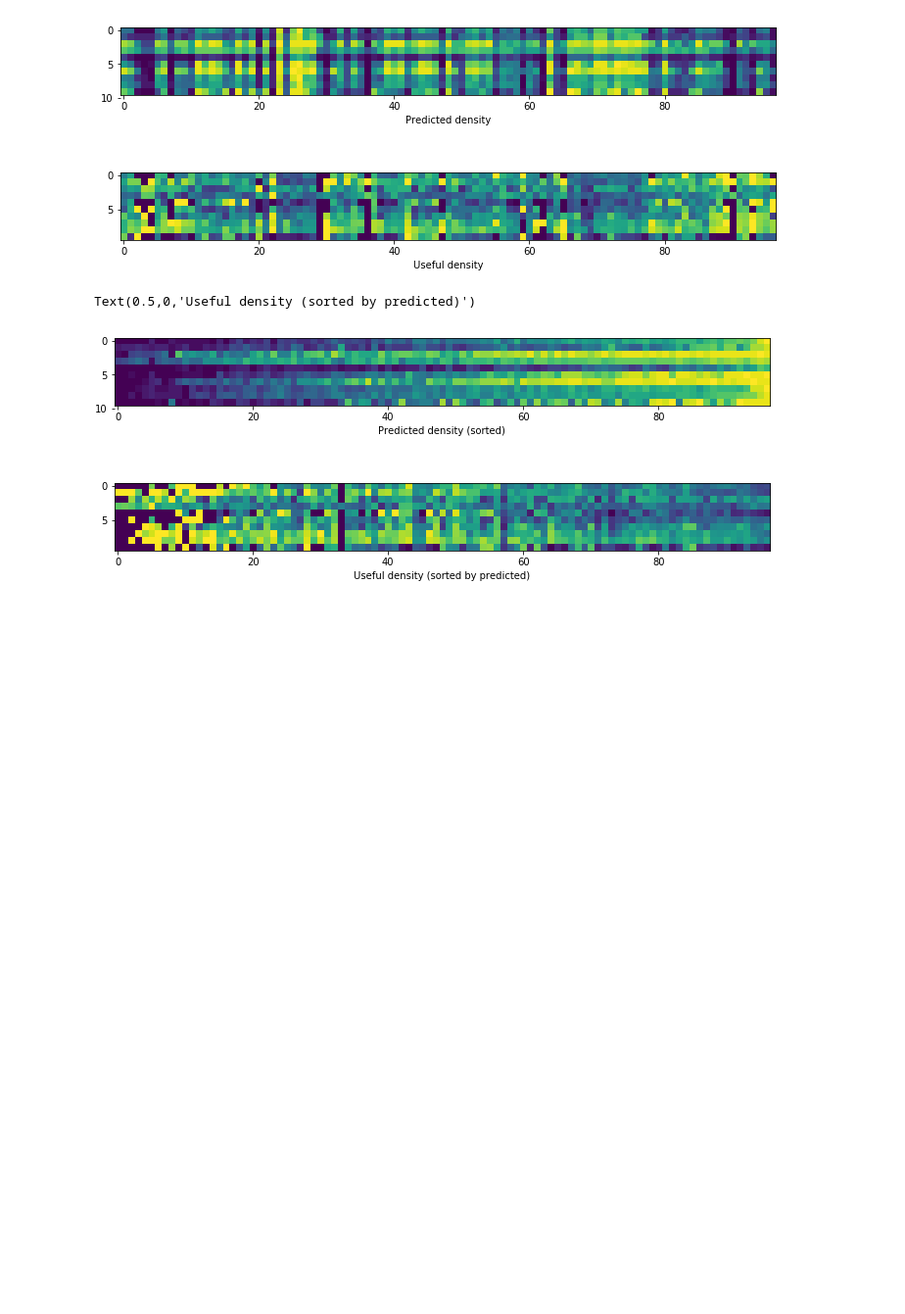
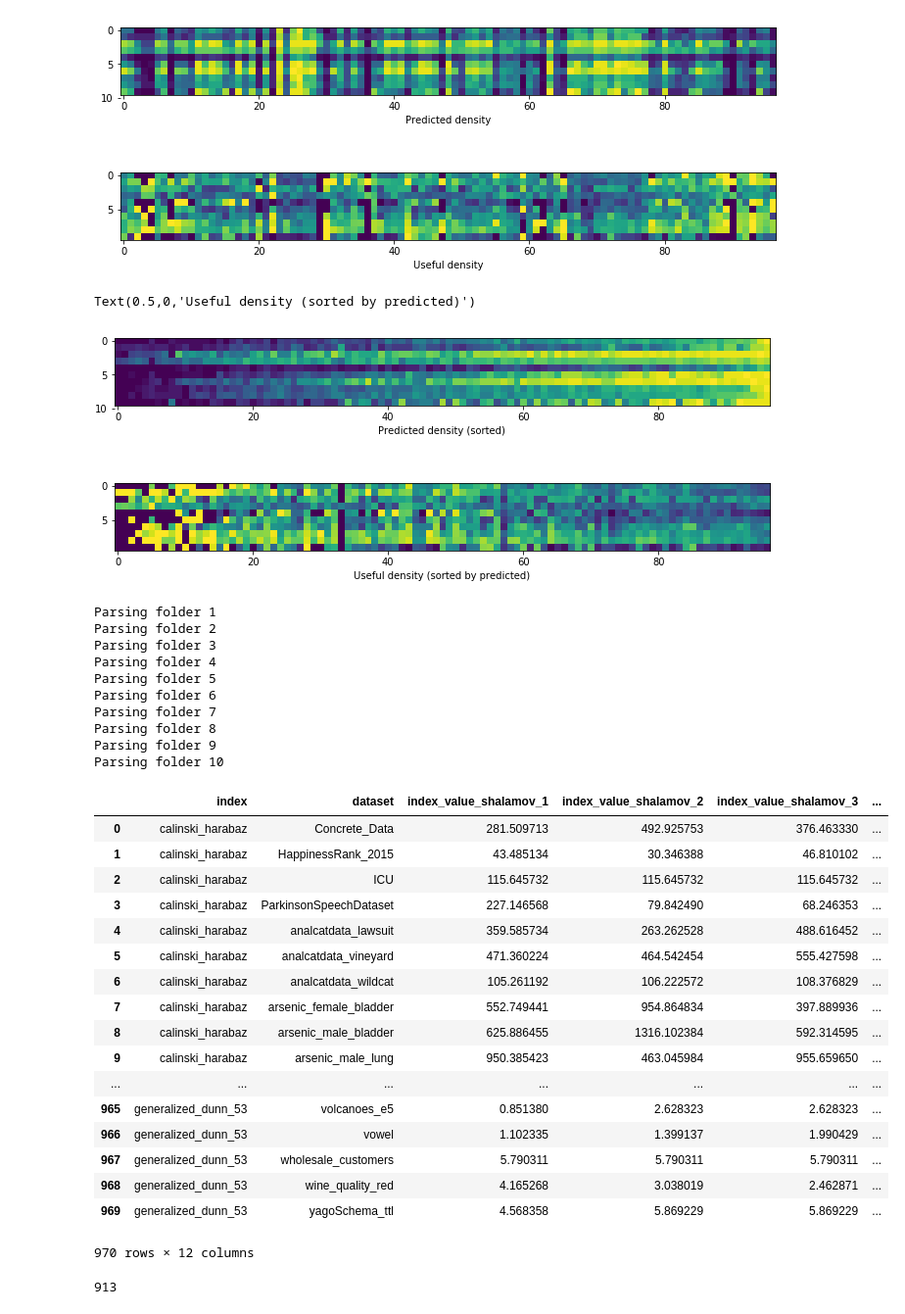
Before and after one commit to dimatomp/EvolutionaryClustering, a Jupyter notebook: MutationMining.ipynb, the cells around one changed output. Shown at 98% size. Saved outputs shown, nothing was run; the diff lists cells and outputs as text; code cells hidden in the pictures; blank space fills up the shorter version.

```diff
--- a/MutationMining.ipynb
+++ b/MutationMining.ipynb
@@ -760,3 +740,0 @@ def display_for_index(index):
-# %%
-for i in indices:
-    display_for_index(i)
@@ -785,0 +767,2 @@ Displaying 1 losing indices at bottom
+# %%
+indices = np.unique(results_merged['index'])
@@ -786,2 +785,32 @@ Displaying 1 losing indices at bottom
+# %%
+for i, row in results_filtered.iterrows():
+    plt.figure(figsize=(12, 6))
+    plt.subplots_adjust(hspace=0.3, wspace=0.5)
+    for i, idx in enumerate(indices):
+        plt.subplot(2, 5, i + 1)
+        predicted_p = row[['index_value_predicted_{}_{}'.format(j, idx) for j in range(1, 11)]].values
+        assert len(predicted_p) == 10
+        all_p = row[['index_value_all_{}_{}'.format(j, idx) for j in range(1, 11)]].values
+        #shalamov_p = row[['index_value_shalamov_{}_{}'.format(j, idx) for j in range(1, 11)]].values
+        #shalamov_p = list(filter(lambda a: a >= -1, shalamov_p))
+        #plt.boxplot([predicted_p, all_p, shalamov_p], showfliers=False, labels=['predicted', 'all', 'shalamov'])
+        plt.boxplot([predicted_p, all_p], showfliers=False, labels=['predicted', 'all'])
+        plt.title(idx)
+    plt.savefig('/tmp/boxplots/predicted-vs-all/' + row['dataset'] + '.png')
+    plt.close()
+    plt.figure(figsize=(12, 6))
+    plt.subplots_adjust(hspace=0.3, wspace=0.5)
+    for i, idx in enumerate(indices):
+        plt.subplot(2, 5, i + 1)
+        predicted_p = row[['index_value_predicted_{}_{}'.format(j, idx) for j in range(1, 11)]].values
+        assert len(predicted_p) == 10
+        shalamov_p = row[['index_value_shalamov_{}_{}'.format(j, idx) for j in range(1, 11)]].values
+        #shalamov_p = list(filter(lambda a: a >= -1, shalamov_p))
+        #plt.boxplot([predicted_p, all_p, shalamov_p], showfliers=False, labels=['predicted', 'all', 'shalamov'])
+        plt.boxplot([predicted_p, shalamov_p], showfliers=False, labels=['predicted', 'shalamov'])
+        plt.title(idx)
+    plt.savefig('/tmp/boxplots/predicted-vs-shalamov/' + row['dataset'] + '.png')
+    plt.close()
+    print(i, row['dataset'])
 # %%
 plt.figure(figsize=(12, 5))
@@ -815,3 +845,41 @@ plt.xlabel('Useful density (sorted by predicted)')
 # %% [output]
 Text(0.5,0,'Useful density (sorted by predicted)')
 [figure]
+# %%
+results_data = pd.read_csv('results_data.csv', index_col=0)
+results_shalamov = None
+for i in range(10):
+    print('Parsing folder', i + 1)
+    results, results_s = parse_results('/tmp/results_shalamov_{}'.format(i+1))
+    results_s_c = pd.DataFrame(data=results_s, columns=['index', 'dataset', 'index_value_shalamov_' + str(i+1)])
+    results_shalamov = results_s_c if results_shalamov is None else pd.merge(results_shalamov, results_s_c)
+results_shalamov
+# %% [output]
+Parsing folder 1
+Parsing folder 2
+Parsing folder 3
+Parsing folder 4
+Parsing folder 5
+Parsing folder 6
+Parsing folder 7
+Parsing folder 8
+Parsing folder 9
+Parsing folder 10
+|  | index | dataset | index_value_shalamov_1 | index_value_shalamov_2 | index_value_shalamov_3 | ... |
+| 0 | calinski_harabaz | Concrete_Data | 281.509713 | 492.925753 | 376.463330 | ... |
+| 1 | calinski_harabaz | HappinessRank_2015 | 43.485134 | 30.346388 | 46.810102 | ... |
+| 2 | calinski_harabaz | ICU | 115.645732 | 115.645732 | 115.645732 | ... |
+| 3 | calinski_harabaz | ParkinsonSpeechDataset | 227.146568 | 79.842490 | 68.246353 | ... |
+| 4 | calinski_harabaz | analcatdata_lawsuit | 359.585734 | 263.262528 | 488.616452 | ... |
+| 5 | calinski_harabaz | analcatdata_vineyard | 471.360224 | 464.542454 | 555.427598 | ... |
+| 6 | calinski_harabaz | analcatdata_wildcat | 105.261192 | 106.222572 | 108.376829 | ... |
+| 7 | calinski_harabaz | arsenic_female_bladder | 552.749441 | 954.864834 | 397.889936 | ... |
+| 8 | calinski_harabaz | arsenic_male_bladder | 625.886455 | 1316.102384 | 592.314595 | ... |
+| 9 | calinski_harabaz | arsenic_male_lung | 950.385423 | 463.045984 | 955.659650 | ... |
+| ... | ... | ... | ... | ... | ... | ... |
+| 965 | generalized_dunn_53 | volcanoes_e5 | 0.851380 | 2.628323 | 2.628323 | ... |
+| 966 | generalized_dunn_53 | vowel | 1.102335 | 1.399137 | 1.990429 | ... |
+| 967 | generalized_dunn_53 | wholesale_customers | 5.790311 | 5.790311 | 5.790311 | ... |
+| 968 | generalized_dunn_53 | wine_quality_red | 4.165268 | 3.038019 | 2.462871 | ... |
+| 969 | generalized_dunn_53 | yagoSchema_ttl | 4.568358 | 5.869229 | 5.869229 | ... |
+970 rows × 12 columns
@@ -817,0 +898,6 @@ Text(0.5,0,'Useful density (sorted by predicted)')
+# %%
+results_shalamov = results_shalamov[index_value_shalamov_nums  > 0]
+index_value_shalamov_mean = index_value_shalamov_mean[index_value_shalamov_nums > 0]
+len(results_shalamov)
+# %% [output]
+913
```
Also changed, not shown: parts of 17 cells of this notebook, 14 other files.
